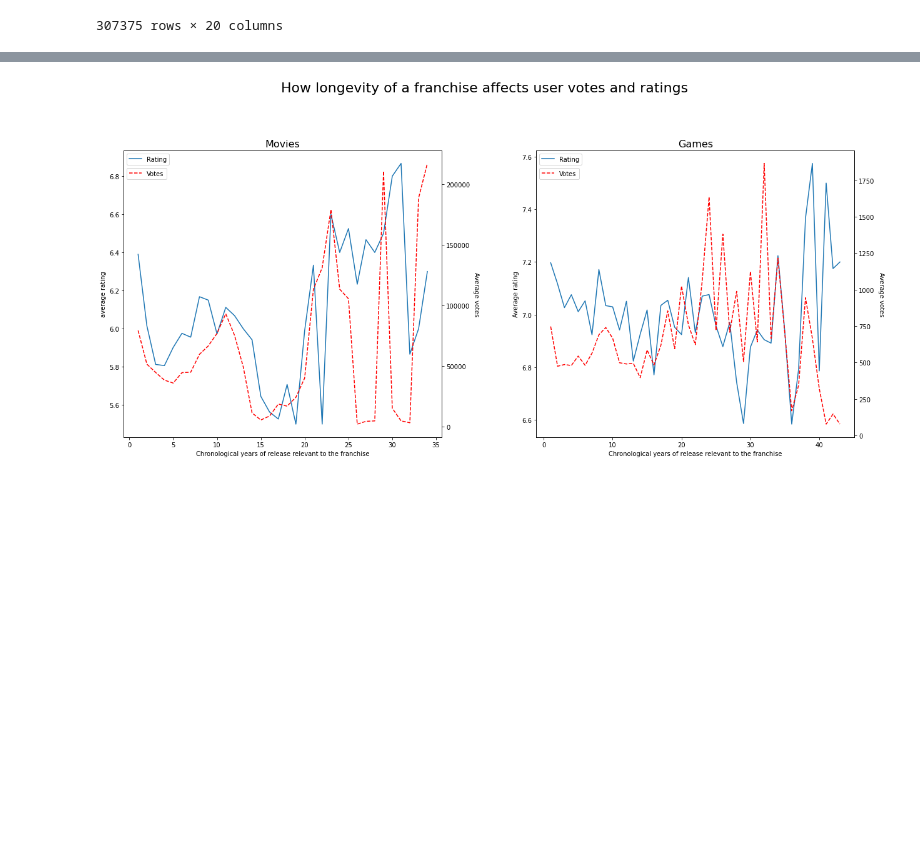
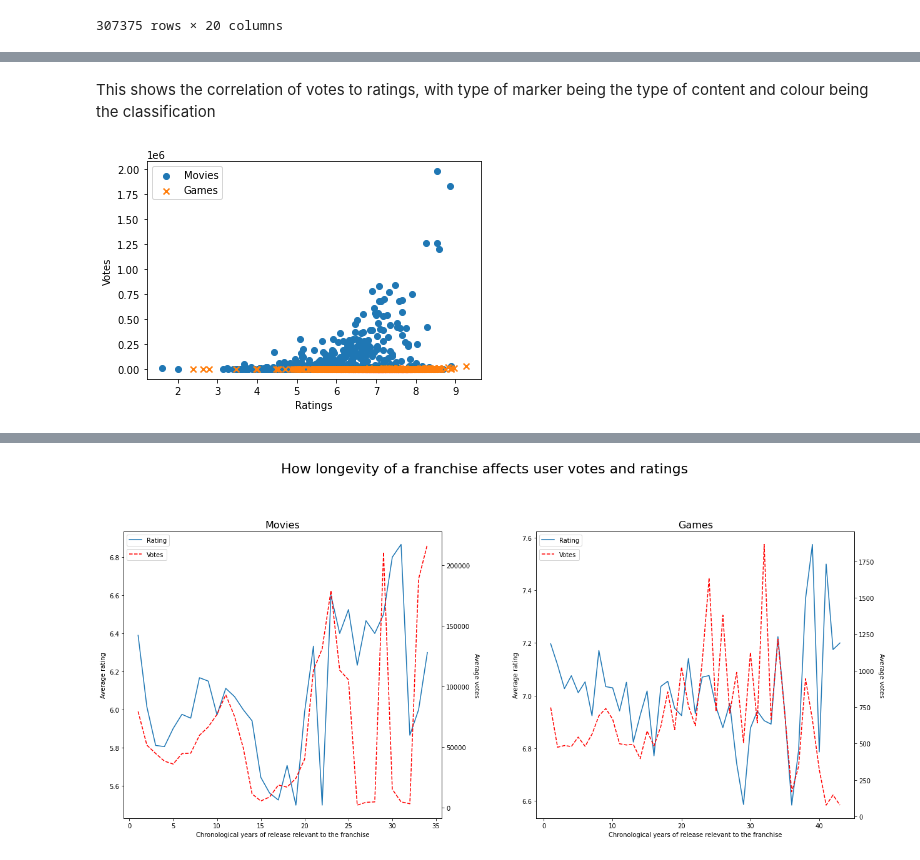
Before and after one commit to adambrennan150/Franchises, a Jupyter notebook: RQ4.ipynb, the cells around one changed output, grey strips where cells are left out. Cells and saved outputs as stored; diff of their text form; code cells hidden in the pictures; blank space fills up the shorter version.

```diff
--- a/RQ4.ipynb
+++ b/RQ4.ipynb
@@ -58,3 +59,9 @@ df
 | 307373 | 16988 | LEGO | 3025-448 | tt9893804 | The Lego Movie 2 Videogame | 2019.0 | 0 | NaN | Animation, Adventure, Family, Act... | 5.5 | ... |
 | 307374 | 16989 | NaN | NaN | tt9910948 | Pokémon Sword | 2019.0 | 0 | NaN | Adventure, Action, Fantasy | 7.2 | ... |
 307375 rows × 20 columns
+# %%
+max_year_pos_in_franchise = df.groupby('franchise_id')['year_pos_in_franchise'].max()
+
+# Divide franchise_count by the maximum year_pos_in_franchise and save the results in a new column
+df['franchise_count_per_year'] = df['franchise_count'] / max_year_pos_in_franchise
+df
@@ -60,0 +126,21 @@ df
+# %% [markdown]
+This shows the correlation of votes to ratings, with type of marker being the type of content and colour being the classification
+# %%
+movies = franchise_grouped_df[franchise_grouped_df['content_type'] == 'movie']
+games = franchise_grouped_df[franchise_grouped_df['content_type'] == 'game']
+
+# Plot the movies as circles (o)
+plt.scatter(movies['average_rating'], movies['average_votes'], marker='o', cmap='coolwarm', label='Movies')
+
+# Plot the games as crosses (x)
+plt.scatter(games['average_rating'], games['average_votes'], marker='x', cmap='coolwarm', label='Games')
+
+# Add labels and legend
+plt.xlabel('Ratings')
+plt.ylabel('Votes')
+plt.legend()
+
+# Show the plot
+plt.show()
+# %% [output]
+[figure, added]
```
Also changed, not shown: parts of 24 cells of this notebook.
